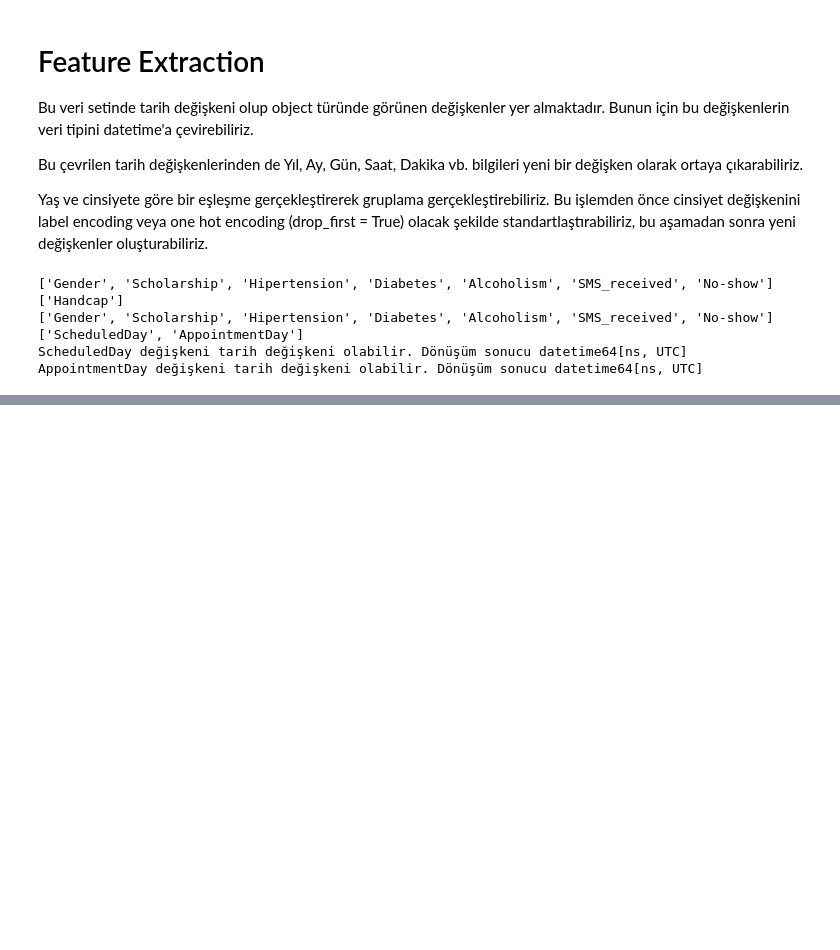
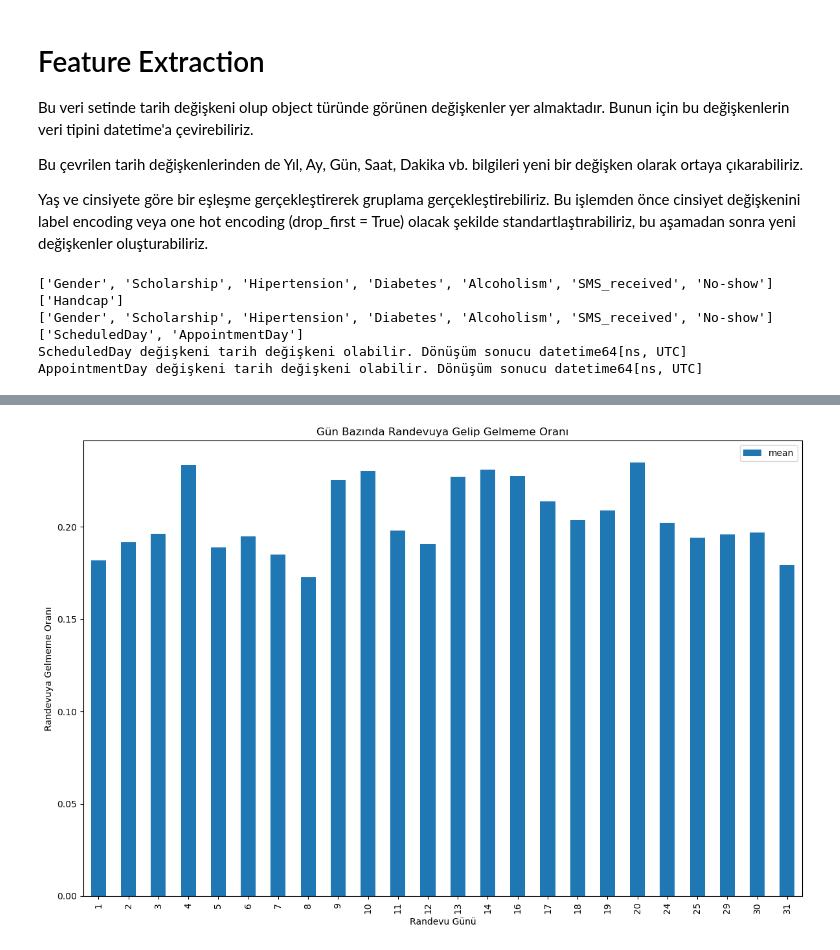
Before and after one commit to UstubecEmre/MedicalAppointmentML, a Jupyter notebook: medical_appointment.ipynb, the cells around one changed output, grey strips where cells are left out. Saved outputs shown, nothing was run; the diff lists cells and outputs as text; code cells hidden in the pictures; blank space fills up the shorter version.

```diff
--- a/medical_appointment.ipynb
+++ b/medical_appointment.ipynb
@@ -530,0 +769,11 @@ Name: count, dtype: int64
+# %%
+# Tarihlerin Sıralaması
+sorted_date = df_ohe.sort_values(by='Appointment_Day', ascending=True).groupby('Appointment_Day')['No-show'].agg(['count', 'mean'])
+
+sorted_date.plot(y = 'mean', kind='bar', title = "Gün Bazında Randevuya Gelip Gelmeme Oranı", figsize = (12,8))
+plt.ylabel("Randevuya Gelmeme Oranı")
+plt.xlabel("Randevu Günü")
+plt.tight_layout()
+plt.show()
+# %% [output]
+[figure, added]
```
Also changed, not shown: parts of 42 cells of this notebook.
